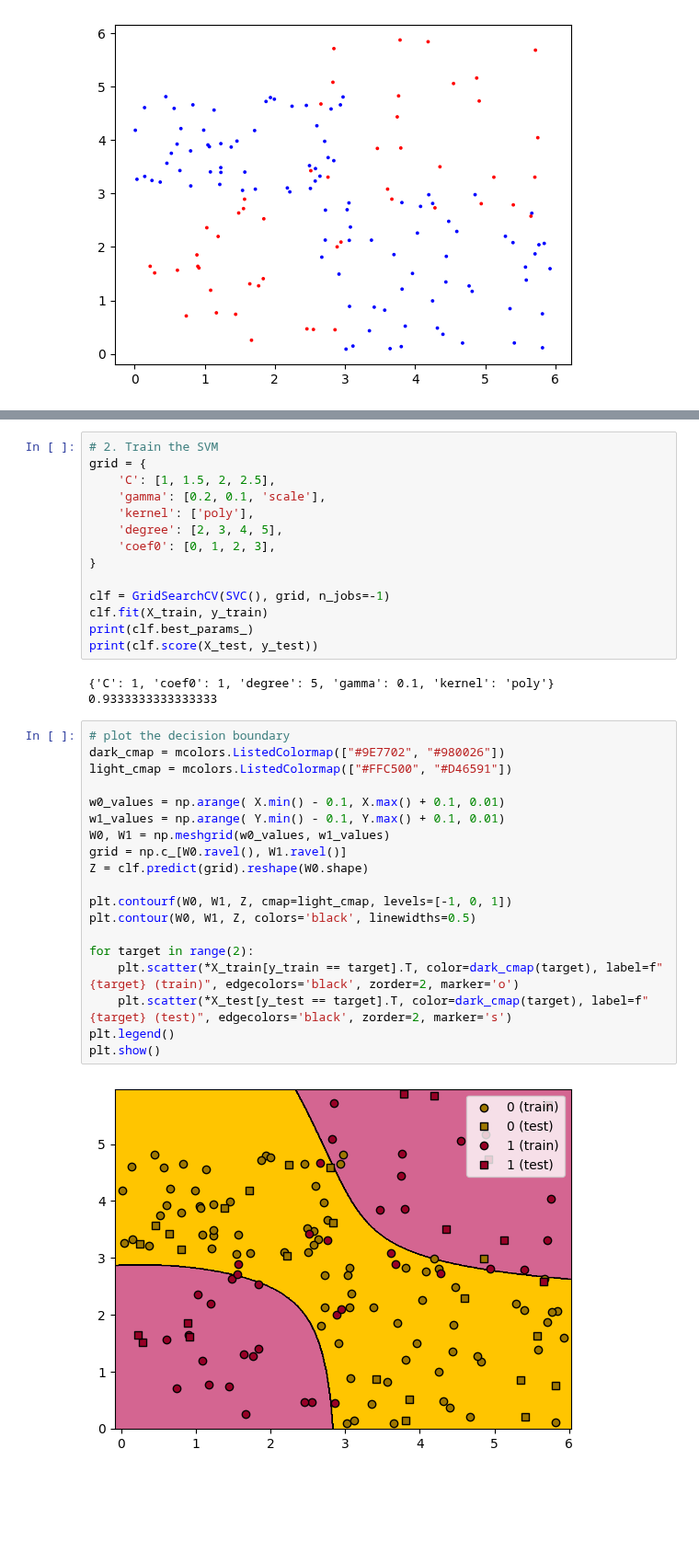
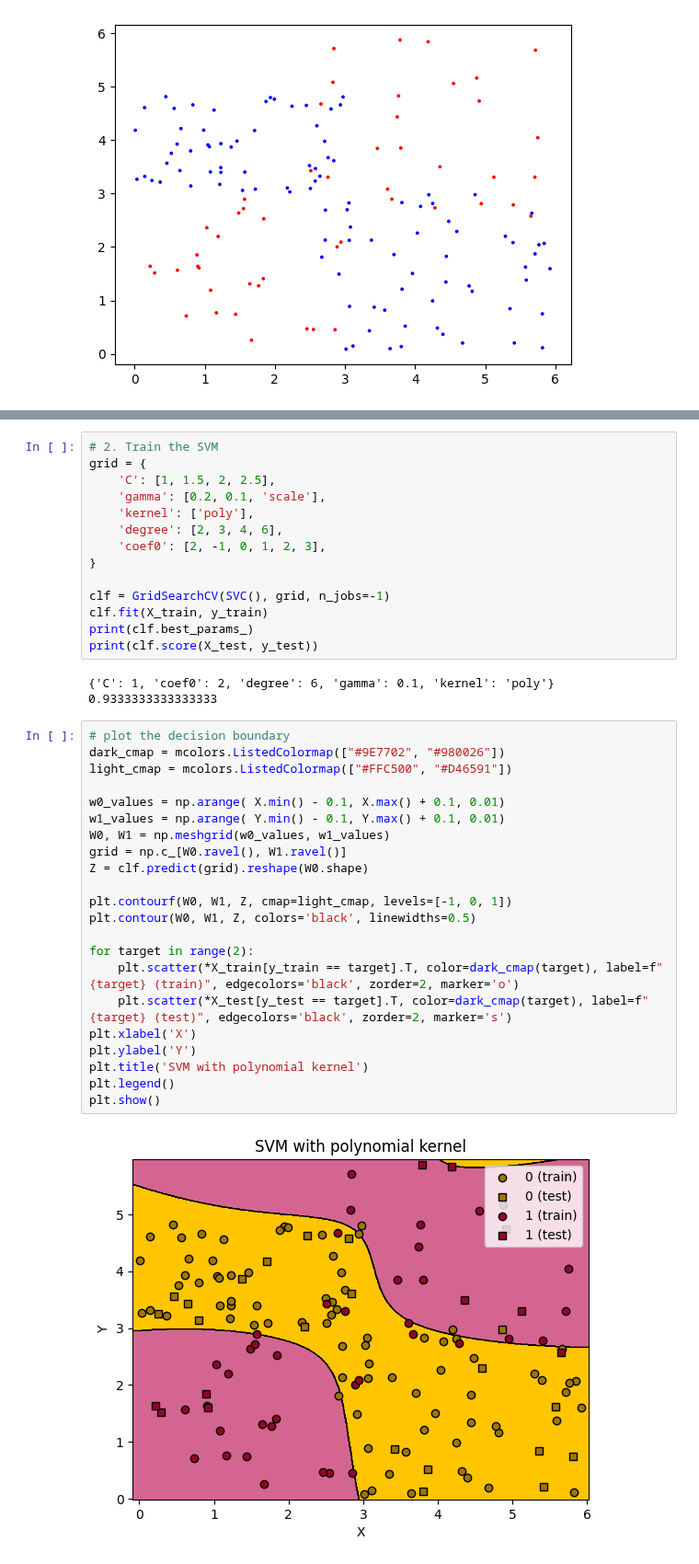
Before and after one commit to vhrollo/3-semester, a Jupyter notebook: INF264/homework/homework4.ipynb, the cells around one changed output, grey strips where cells are left out. Shown at 92% size. Saved outputs shown, nothing was run; the diff lists cells and outputs as text; blank space fills up the shorter version.

```diff
--- a/INF264/homework/homework4.ipynb
+++ b/INF264/homework/homework4.ipynb
@@ -47,8 +47,8 @@ grid = {
     'C': [1, 1.5, 2, 2.5],
     'gamma': [0.2, 0.1, 'scale'],
     'kernel': ['poly'],
-    'degree': [2, 3, 4, 5],
-    'coef0': [0, 1, 2, 3],
+    'degree': [2, 3, 4, 6],
+    'coef0': [2, -1, 0, 1, 2, 3],
 }
 
 clf = GridSearchCV(SVC(), grid, n_jobs=-1)
@@ -56,26 +56,29 @@ clf.fit(X_train, y_train)
 print(clf.best_params_)
 print(clf.score(X_test, y_test))
 # %% [output]
-{'C': 1, 'coef0': 1, 'degree': 5, 'gamma': 0.1, 'kernel': 'poly'}
+{'C': 1, 'coef0': 2, 'degree': 6, 'gamma': 0.1, 'kernel': 'poly'}
 0.9333333333333333
 # %%
 # plot the decision boundary
 dark_cmap = mcolors.ListedColormap(["#9E7702", "#980026"])
 light_cmap = mcolors.ListedColormap(["#FFC500", "#D46591"])
 
 w0_values = np.arange( X.min() - 0.1, X.max() + 0.1, 0.01)
 w1_values = np.arange( Y.min() - 0.1, Y.max() + 0.1, 0.01)
 W0, W1 = np.meshgrid(w0_values, w1_values)
 grid = np.c_[W0.ravel(), W1.ravel()]
 Z = clf.predict(grid).reshape(W0.shape)
 
 plt.contourf(W0, W1, Z, cmap=light_cmap, levels=[-1, 0, 1])
 plt.contour(W0, W1, Z, colors='black', linewidths=0.5)
 
 for target in range(2):
     plt.scatter(*X_train[y_train == target].T, color=dark_cmap(target), label=f"{target} (train)", edgecolors='black', zorder=2, marker='o')
     plt.scatter(*X_test[y_test == target].T, color=dark_cmap(target), label=f"{target} (test)", edgecolors='black', zorder=2, marker='s')
+plt.xlabel('X')
+plt.ylabel('Y')
+plt.title('SVM with polynomial kernel')
 plt.legend()
 plt.show()
 # %% [output]
-[figure, old version]
+[figure, new version]
```
Also changed, not shown: parts of 1 cell of this notebook.
